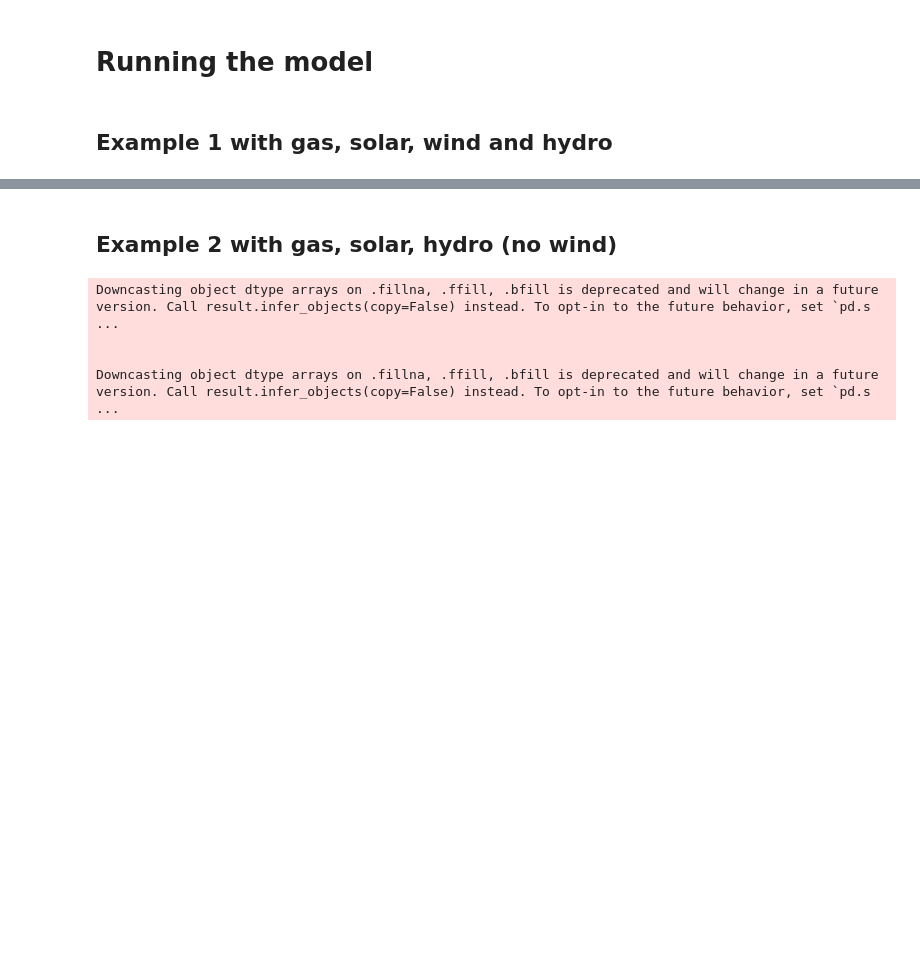
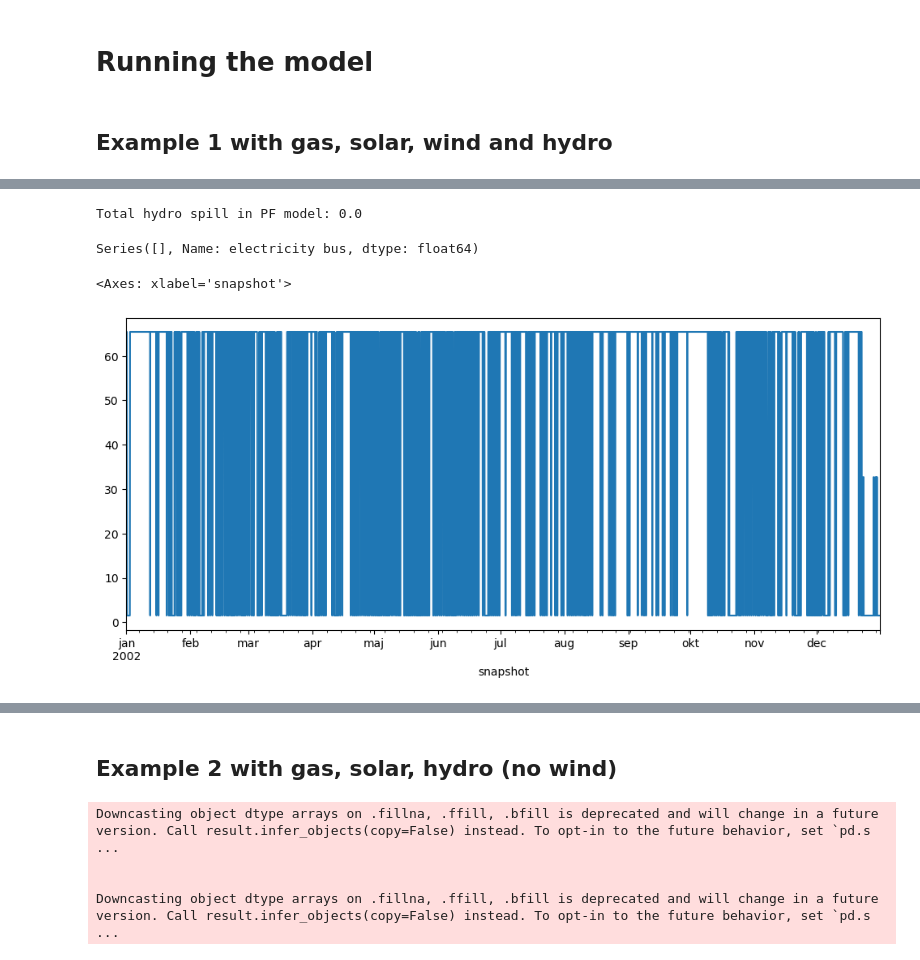
Before and after one commit to jonathangadfelt/MSc-thesis-Jonathan-Gadfelt, a Jupyter notebook: Simple_dispatch_model.ipynb, the cells around one changed output, grey strips where cells are left out. Drawn from its saved outputs; the diff is of its cells as text; code cells hidden in the pictures; blank space fills up the shorter version.

```diff
--- a/Simple_dispatch_model.ipynb
+++ b/Simple_dispatch_model.ipynb
@@ -1069,3 +1116,19 @@ Total cost difference PF minus RH [MEUR]: -776.27
+# %%
+print("Total hydro spill in PF model:", N_pf.storage_units_t.spill["Reservoir hydro storage"].sum())
+# %% [output]
+Total hydro spill in PF model: 0.0
+# %%
+hydro_mc = 32.7118642
+mp = N_pf.buses_t.marginal_price["electricity bus"]
+mp_equals_hydro_mc = mp[mp == hydro_mc]
+print(mp_equals_hydro_mc)
+# %% [output]
+Series([], Name: electricity bus, dtype: float64)
+# %%
+N_pf.buses_t.marginal_price["electricity bus"].plot(figsize=(12, 5))
+# %% [output]
+<Axes: xlabel='snapshot'>
+[figure, added]
 # %%
 # To check wether there is minimal gas dispatch in the off hours
 s = slice(*intervall) if intervall is not None else slice(None)
```
Also changed, not shown: parts of 34 cells of this notebook.
